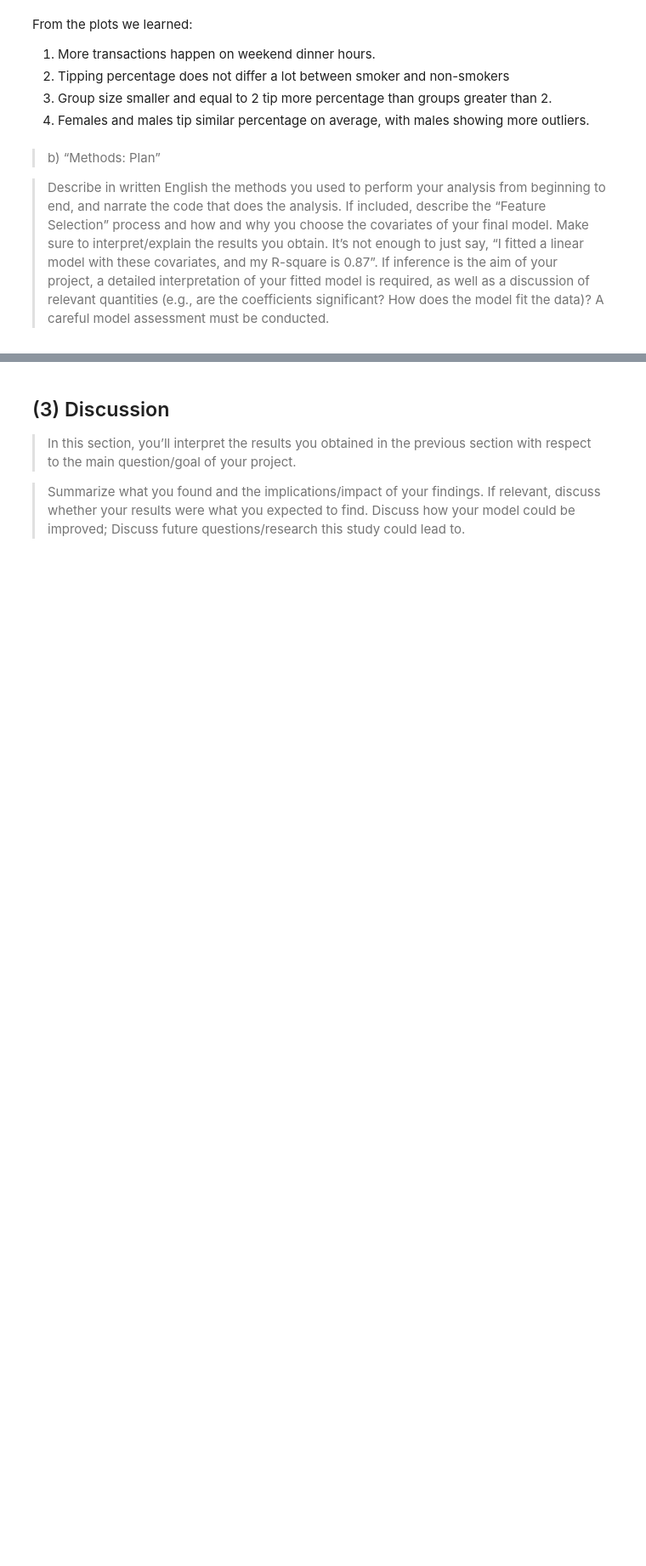
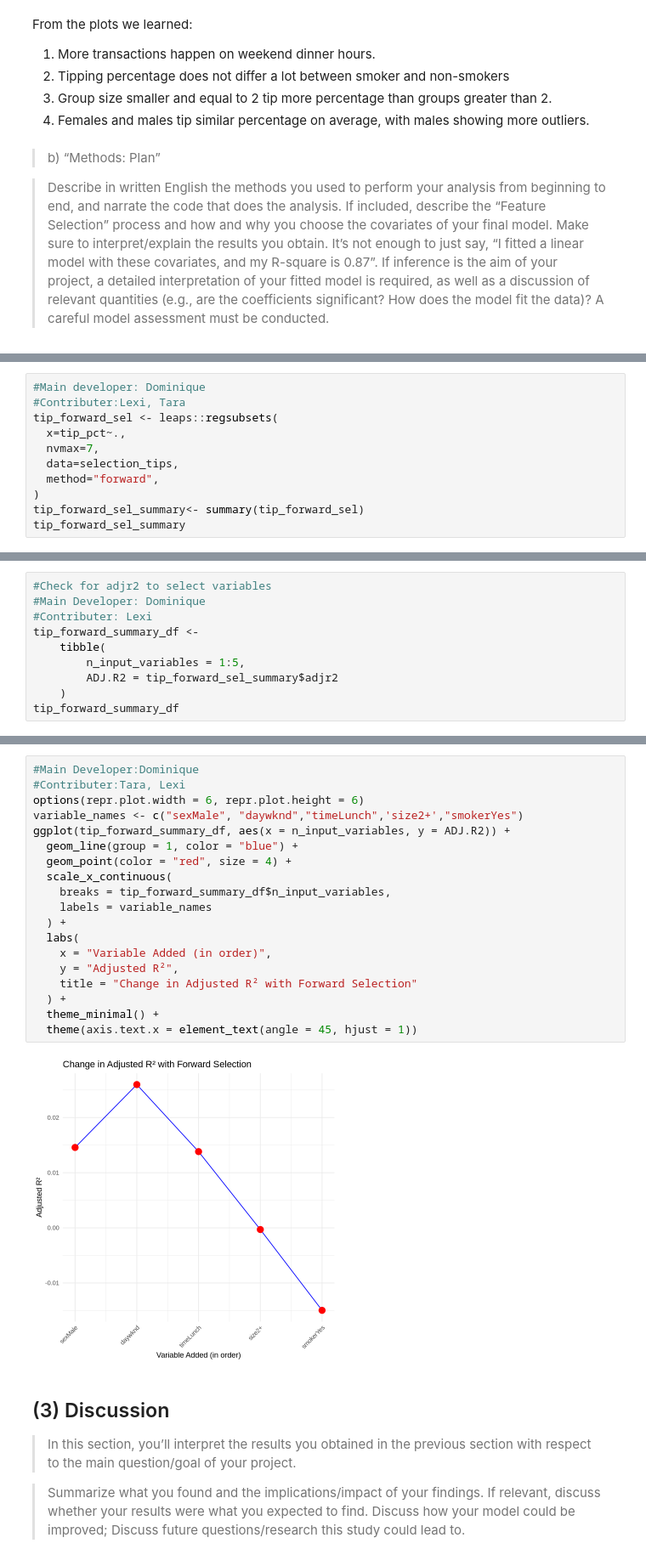
Before and after one commit to lllexiliang/stat301-final-project, a Jupyter notebook: final_project.ipynb, the cells around one changed output, grey strips where cells are left out. Shown at 85% size. Cells and saved outputs as stored; diff of their text form; blank space fills up the shorter version.

```diff
--- a/final_project.ipynb
+++ b/final_project.ipynb
@@ -210,0 +232,11 @@ A data.frame: 6 × 8
+# %%
+#Main developer: Dominique
+#Contributer:Lexi, Tara
+tip_forward_sel <- leaps::regsubsets(
+  x=tip_pct~.,
+  nvmax=7,
+  data=selection_tips,
+  method="forward",
+)
+tip_forward_sel_summary<- summary(tip_forward_sel)
+tip_forward_sel_summary
@@ -210,0 +262,10 @@ A data.frame: 6 × 8
+# %%
+#Check for adjr2 to select variables
+#Main Developer: Dominique
+#Contributer: Lexi
+tip_forward_summary_df <-
+    tibble(
+        n_input_variables = 1:5,
+        ADJ.R2 = tip_forward_sel_summary$adjr2
+    )
+tip_forward_summary_df
@@ -211,3 +281,24 @@ A data.frame: 6 × 8
+# %%
+#Main Developer:Dominique
+#Contributer:Tara, Lexi
+options(repr.plot.width = 6, repr.plot.height = 6)
+variable_names <- c("sexMale", "daywknd","timeLunch",'size2+',"smokerYes")
+ggplot(tip_forward_summary_df, aes(x = n_input_variables, y = ADJ.R2)) +
+  geom_line(group = 1, color = "blue") +
+  geom_point(color = "red", size = 4) +
+  scale_x_continuous(
+    breaks = tip_forward_summary_df$n_input_variables,
+    labels = variable_names
+  ) +
+  labs(
+    x = "Variable Added (in order)",
+    y = "Adjusted R²",
+    title = "Change in Adjusted R² with Forward Selection"
+  ) +
+  theme_minimal() +
+  theme(axis.text.x = element_text(angle = 45, hjust = 1))
+# %% [output]
+[figure, added]
 # %% [markdown]
 ## (3) Discussion
 > In this section, you’ll interpret the results you obtained in the previous section with respect to the main question/goal of your project.
```
Also changed, not shown: parts of 12 cells of this notebook.
